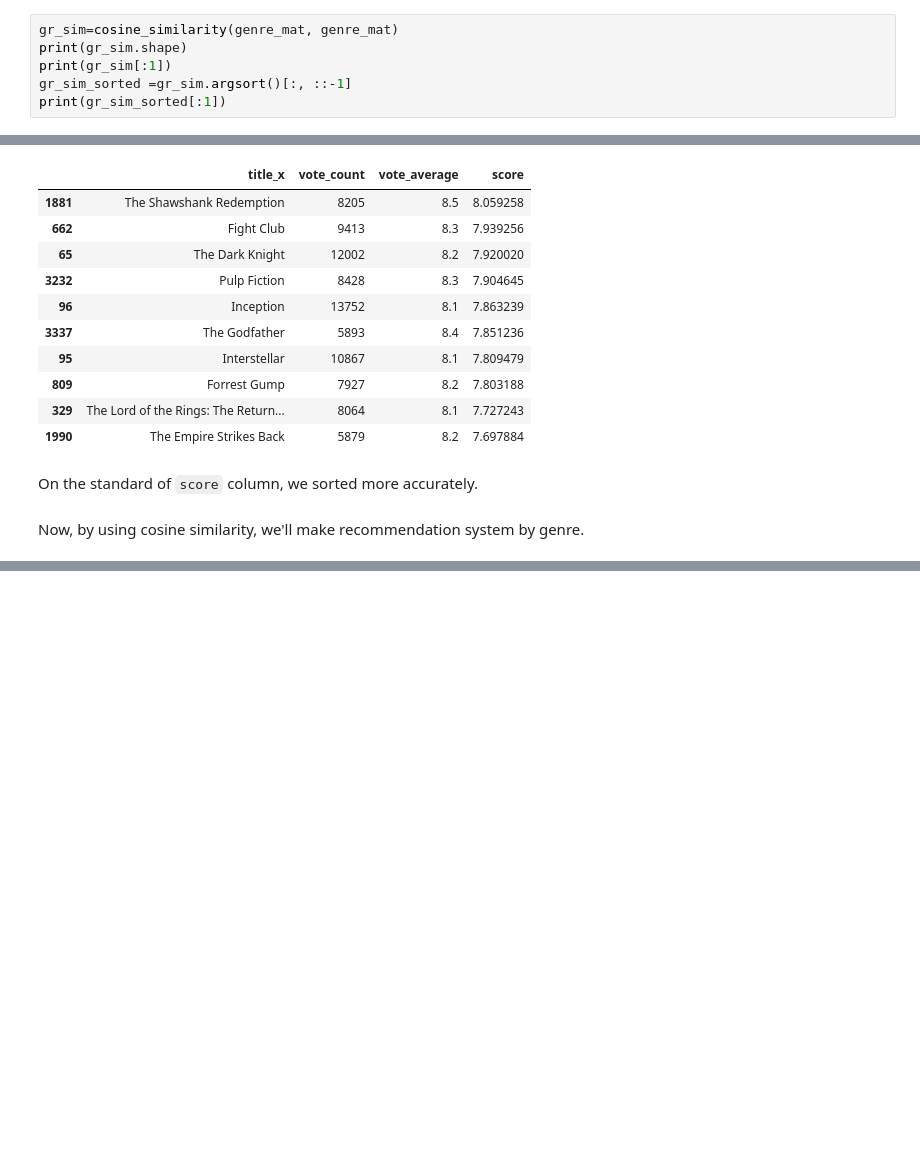
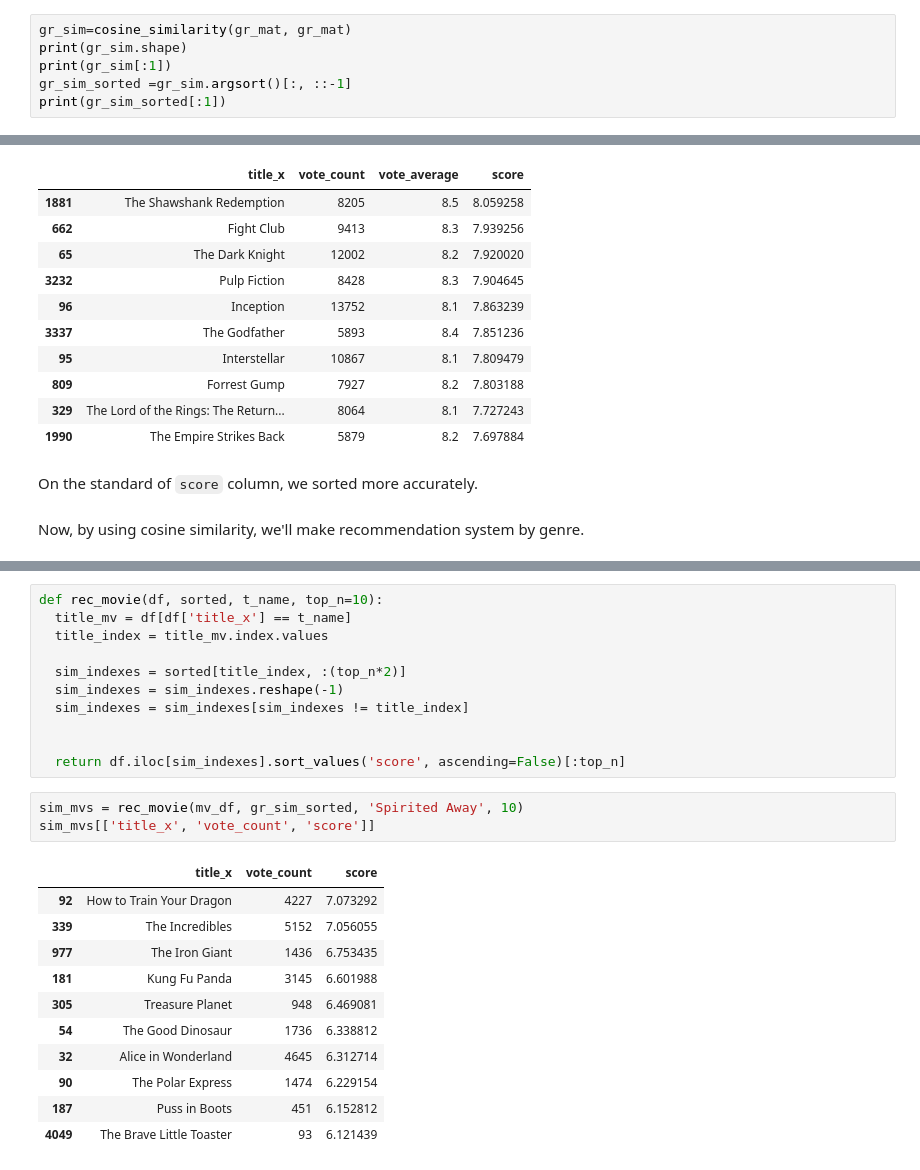
Before and after one commit to ycw0363/stat_seminar, a Jupyter notebook: Mid_project.ipynb, the cells around one changed output, grey strips where cells are left out. Saved outputs shown, nothing was run; the diff lists cells and outputs as text; blank space fills up the shorter version.

```diff
--- a/Mid_project.ipynb
+++ b/Mid_project.ipynb
@@ -163,7 +163,7 @@ print(genre_mat.shape)
 # %% [markdown]
 To use CounterVectorizer change `genres` to `genres_letter` that separate words by blanks. By using CounterVectorizer, we make matrix of genres_letter.
 # %%
-gr_sim=cosine_similarity(genre_mat, genre_mat)
+gr_sim=cosine_similarity(gr_mat, gr_mat)
 print(gr_sim.shape)
 print(gr_sim[:1])
 gr_sim_sorted =gr_sim.argsort()[:, ::-1]
@@ -241,0 +252,26 @@ Now, by using cosine similarity, we'll make recommendation system by genre.
+# %%
+def rec_movie(df, sorted, t_name, top_n=10):
+  title_mv = df[df['title_x'] == t_name]
+  title_index = title_mv.index.values
+
+  sim_indexes = sorted[title_index, :(top_n*2)]
+  sim_indexes = sim_indexes.reshape(-1)
+  sim_indexes = sim_indexes[sim_indexes != title_index]
+
+
+  return df.iloc[sim_indexes].sort_values('score', ascending=False)[:top_n]
+# %%
+sim_mvs = rec_movie(mv_df, gr_sim_sorted, 'Spirited Away', 10)
+sim_mvs[['title_x', 'vote_count', 'score']]
+# %% [output]
+|  | title_x | vote_count | score |
+| 92 | How to Train Your Dragon | 4227 | 7.073292 |
+| 339 | The Incredibles | 5152 | 7.056055 |
+| 977 | The Iron Giant | 1436 | 6.753435 |
+| 181 | Kung Fu Panda | 3145 | 6.601988 |
+| 305 | Treasure Planet | 948 | 6.469081 |
+| 54 | The Good Dinosaur | 1736 | 6.338812 |
+| 32 | Alice in Wonderland | 4645 | 6.312714 |
+| 90 | The Polar Express | 1474 | 6.229154 |
+| 187 | Puss in Boots | 451 | 6.152812 |
+| 4049 | The Brave Little Toaster | 93 | 6.121439 |
```
Also changed, not shown: parts of 11 cells of this notebook.
